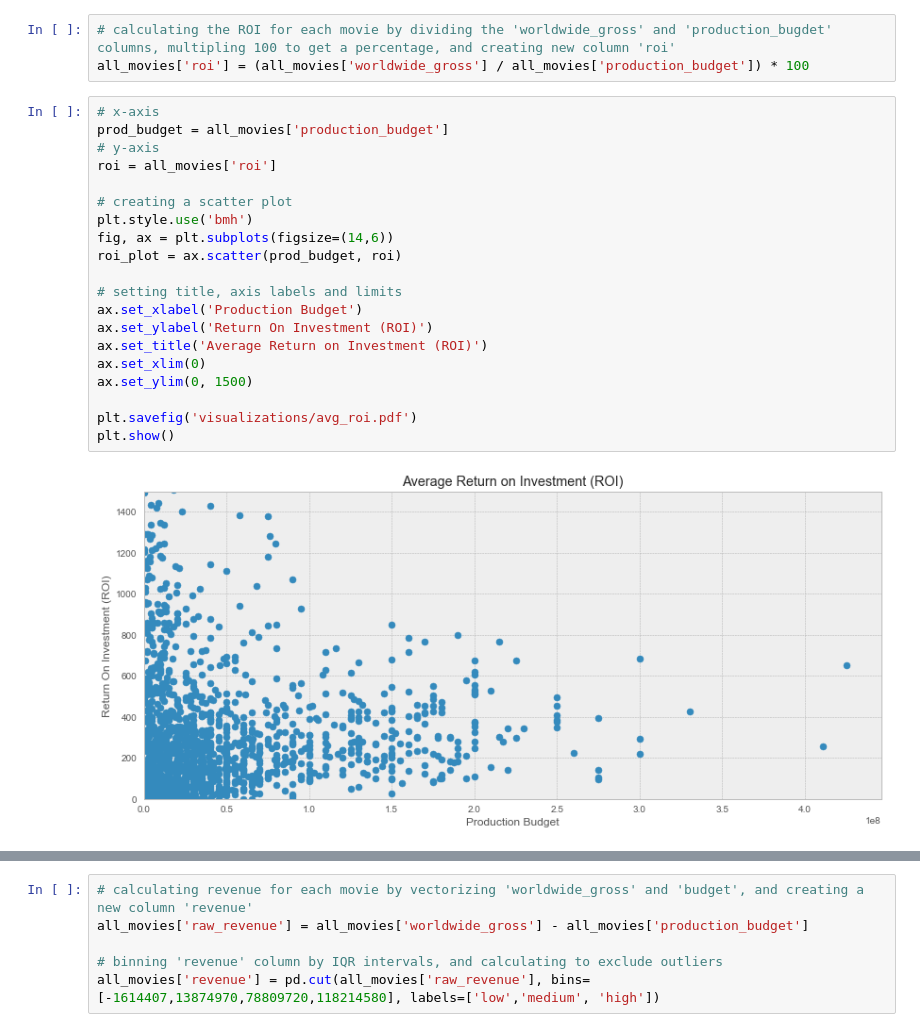
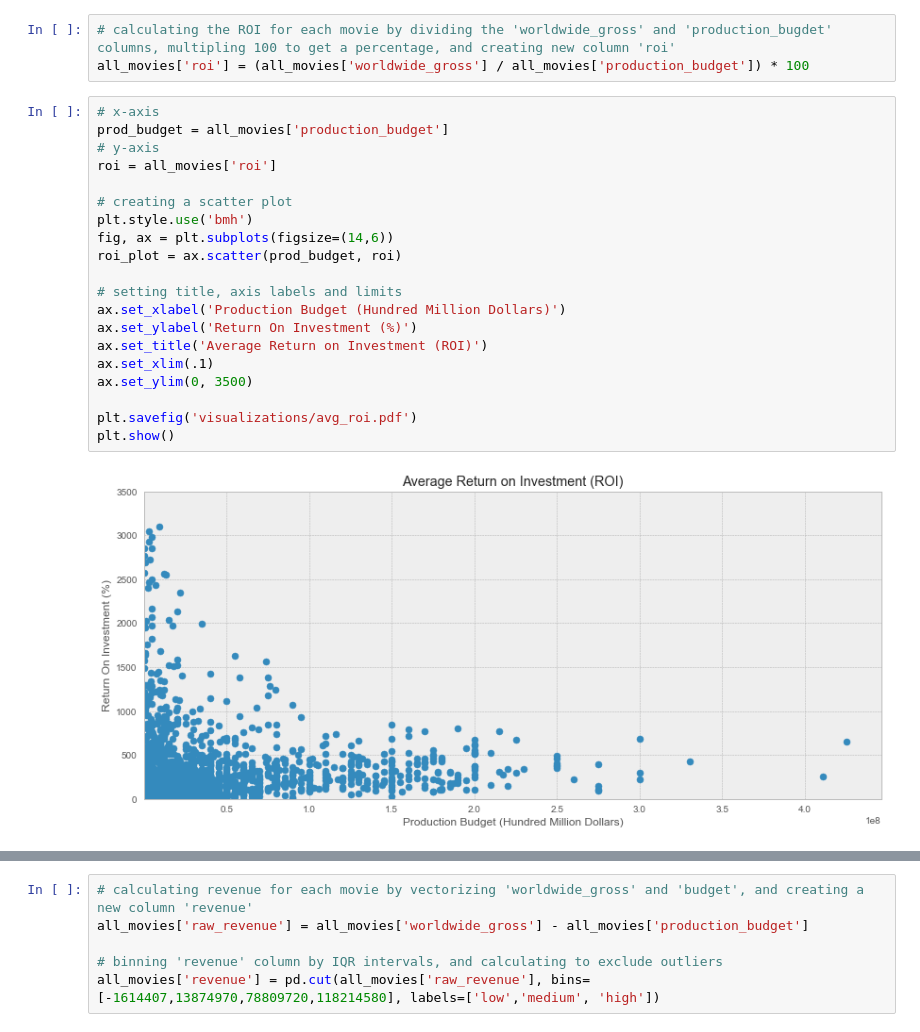
Before and after one commit to sidneykung/Movie-Data-Analysis, a Jupyter notebook: final_analysis.ipynb, the cells around one changed output, grey strips where cells are left out. Cells and saved outputs as stored; diff of their text form.

```diff
--- a/final_analysis.ipynb
+++ b/final_analysis.ipynb
@@ -89,22 +93,22 @@ all_movies['roi'] = (all_movies['worldwide_gross'] / all_movies['production_budg
 # %%
 # x-axis
 prod_budget = all_movies['production_budget']
 # y-axis
 roi = all_movies['roi']
 
 # creating a scatter plot
 plt.style.use('bmh')
 fig, ax = plt.subplots(figsize=(14,6))
 roi_plot = ax.scatter(prod_budget, roi)
 
 # setting title, axis labels and limits
-ax.set_xlabel('Production Budget')
-ax.set_ylabel('Return On Investment (ROI)')
+ax.set_xlabel('Production Budget (Hundred Million Dollars)')
+ax.set_ylabel('Return On Investment (%)')
 ax.set_title('Average Return on Investment (ROI)')
-ax.set_xlim(0)
-ax.set_ylim(0, 1500)
+ax.set_xlim(.1)
+ax.set_ylim(0, 3500)
 
 plt.savefig('visualizations/avg_roi.pdf')
 plt.show()
 # %% [output]
-[figure, old version]
+[figure, new version]
```
Also changed, not shown: parts of 16 cells of this notebook, 6 other files.
